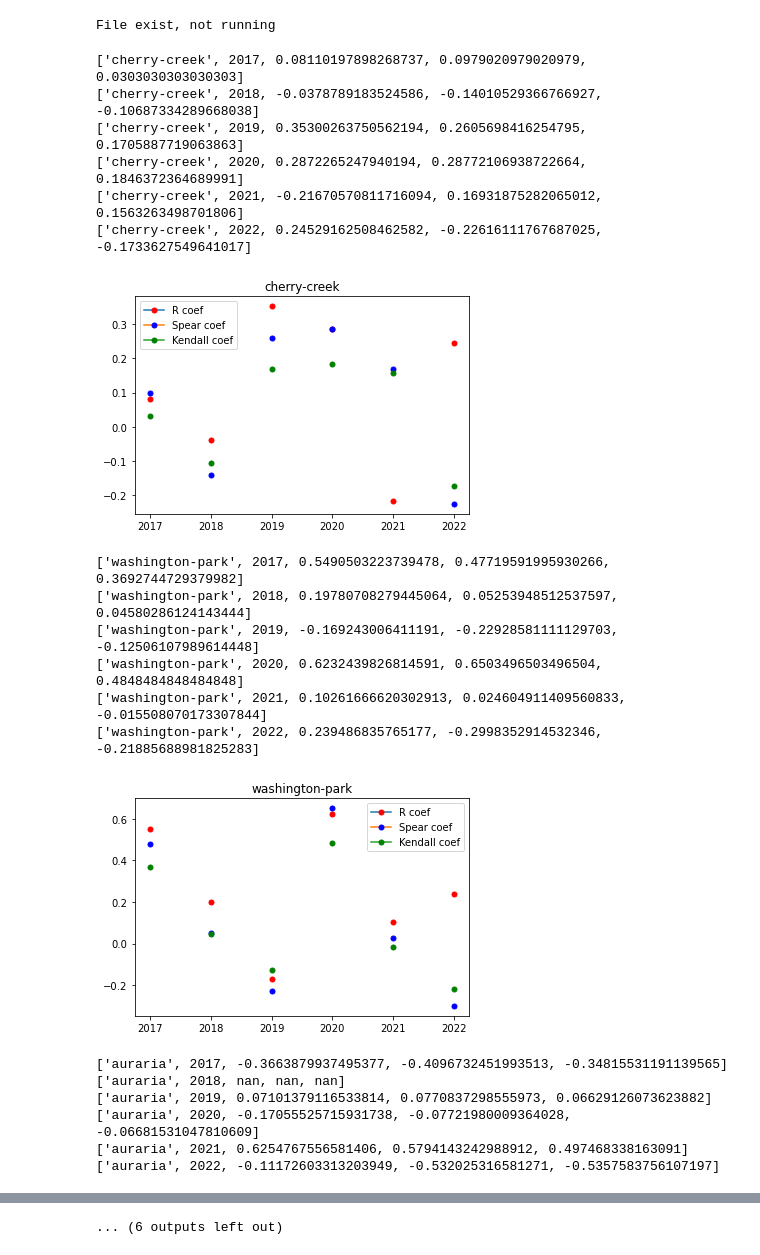
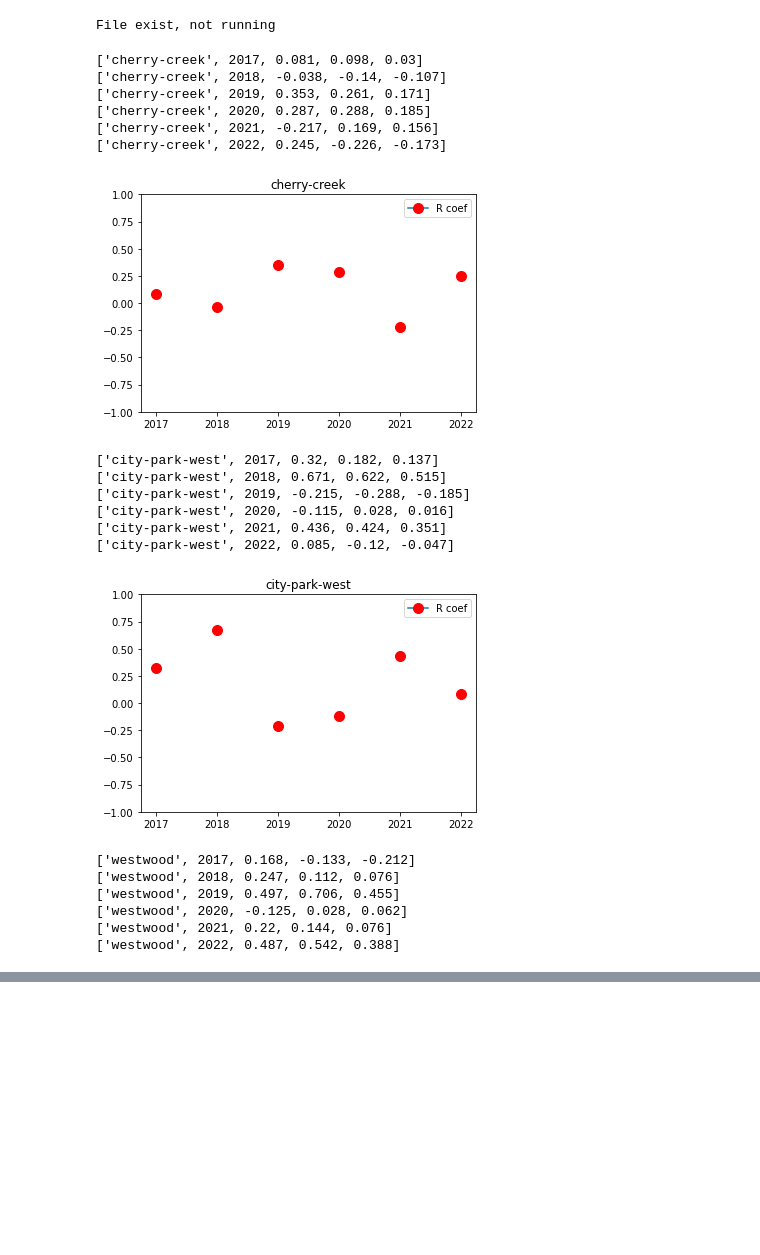
Before and after one commit to fifo1175/Data-Mining-Project, a Jupyter notebook: Housing_Data/CHECKPOINT_1/cor.ipynb, the cells around one changed output, grey strips where cells are left out. Cells and saved outputs as stored; diff of their text form; code cells hidden in the pictures; blank space fills up the shorter version.

```diff
--- a/Housing_Data/CHECKPOINT_1/cor.ipynb
+++ b/Housing_Data/CHECKPOINT_1/cor.ipynb
@@ -153,61 +153,67 @@ File exist, not running
 # %%
 import matplotlib.pyplot as plt
 import scipy.stats
 crime_dataframe = pd.read_csv('crime_avgs.csv')
 housing_dataframe = pd.read_csv('house_avgs.csv')
 
 cor = []
-n_t = ['cherry-creek', 'washington-park', 'auraria',
-       'washington-virginia-vale', 'city-park-west', 'regis',
-       'barnum-west', 'goldsmith', 'westwood']
+# n_t = ['cherry-creek', 'washington-park', 'auraria',
+       #'washington-virginia-vale', 'city-park-west', 'regis',
+        #'barnum-west', 'goldsmith', 'westwood']
+
+n_t = ['cherry-creek','city-park-west', 'westwood']
 
 years = [2017, 2018,2019,2020,2021,2022]
 
 for n in n_t:
     tmp_crime = crime_dataframe[crime_dataframe['Neighborhood'] == n]
     tmp_housing = housing_dataframe[housing_dataframe['Neighborhood'] == n]
     r = []
     s = []
     k = []
     for year in years:
         tmp_crime_year = tmp_crime[tmp_crime["Year"] == str(year)]
         tmp_housing_year = tmp_housing[tmp_housing["Year"] == str(year)]
         tmp_crime_year = tmp_crime_year.values.tolist()[0][2:]
         tmp_housing_year = tmp_housing_year.values.tolist()[0][2:]
         tmp_housing_year = [int(x) for x in tmp_housing_year]
         tmp_crime_year = [int(x) for x in tmp_crime_year]
         pearson = scipy.stats.pearsonr(tmp_crime_year, tmp_housing_year)
         spear = scipy.stats.spearmanr(tmp_crime_year, tmp_housing_year)
         kendall = scipy.stats.kendalltau(tmp_crime_year, tmp_housing_year)
-        r.append(pearson)
-        s.append(spear)
-        k.append(kendall)
+        r.append(pearson[0])
+        s.append(spear[0])
+        k.append(kendall[0])
         cor.append([n, year, pearson[0],spear[0],kendall[0]])
-        print([n, year, pearson[0],spear[0],kendall[0]])
-        plt.plot(year, pearson[0], marker="o", markersize=5,markerfacecolor="red",markeredgecolor="red")
-        plt.plot(year, spear[0], marker="o", markersize=5,markerfacecolor="blue",markeredgecolor="blue")
-        plt.plot(year, kendall[0], marker="o", markersize=5,markerfacecolor="green",markeredgecolor="green")
+        print([n, year, round(pearson[0],3),round(spear[0],3),round(kendall[0],3)])
+        plt.plot(year, pearson[0], marker="o", markersize=10,markerfacecolor="red",markeredgecolor="red")
+        #plt.plot(year, spear[0], marker="o", markersize=5,markerfacecolor="blue",markeredgecolor="blue")
+        #plt.plot(year, kendall[0], marker="o", markersize=5,markerfacecolor="green",markeredgecolor="green")
+    #plt.plot(years, r)
+    #plt.plot(years, s)
+    #plt.plot(years, k)
     plt.title(n)
-    plt.legend(["R coef","Spear coef","Kendall coef"])
+    plt.ylim([-1,1])
+    plt.legend(["R coef"]) #,"Spear coef","Kendall coef"])
     plt.show()
 # %% [output]
-['cherry-creek', 2017, 0.08110197898268737, 0.0979020979020979, 0.0303030303030303]
-['cherry-creek', 2018, -0.0378789183524586, -0.14010529366766927, -0.10687334289668038]
-['cherry-creek', 2019, 0.35300263750562194, 0.2605698416254795, 0.1705887719063863]
-['cherry-creek', 2020, 0.2872265247940194, 0.28772106938722664, 0.1846372364689991]
-['cherry-creek', 2021, -0.21670570811716094, 0.16931875282065012, 0.1563263498701806]
-['cherry-creek', 2022, 0.24529162508462582, -0.22616111767687025, -0.1733627549641017]
+['cherry-creek', 2017, 0.081, 0.098, 0.03]
+['cherry-creek', 2018, -0.038, -0.14, -0.107]
+['cherry-creek', 2019, 0.353, 0.261, 0.171]
+['cherry-creek', 2020, 0.287, 0.288, 0.185]
+['cherry-creek', 2021, -0.217, 0.169, 0.156]
+['cherry-creek', 2022, 0.245, -0.226, -0.173]
-[figure, old version]
+[figure, new version]
-['washington-park', 2017, 0.5490503223739478, 0.47719591995930266, 0.3692744729379982]
-['washington-park', 2018, 0.19780708279445064, 0.05253948512537597, 0.04580286124143444]
-['washington-park', 2019, -0.169243006411191, -0.22928581111129703, -0.12506107989614448]
-['washington-park', 2020, 0.6232439826814591, 0.6503496503496504, 0.4848484848484848]
-['washington-park', 2021, 0.10261666620302913, 0.024604911409560833, -0.015508070173307844]
-['washington-park', 2022, 0.239486835765177, -0.2998352914532346, -0.21885688981825283]
+['city-park-west', 2017, 0.32, 0.182, 0.137]
+['city-park-west', 2018, 0.671, 0.622, 0.515]
+['city-park-west', 2019, -0.215, -0.288, -0.185]
+['city-park-west', 2020, -0.115, 0.028, 0.016]
+['city-park-west', 2021, 0.436, 0.424, 0.351]
+['city-park-west', 2022, 0.085, -0.12, -0.047]
-[figure, old version]
+[figure, new version]
-['auraria', 2017, -0.3663879937495377, -0.4096732451993513, -0.34815531191139565]
-['auraria', 2018, nan, nan, nan]
-['auraria', 2019, 0.07101379116533814, 0.0770837298555973, 0.06629126073623882]
-['auraria', 2020, -0.17055525715931738, -0.07721980009364028, -0.06681531047810609]
-['auraria', 2021, 0.6254767556581406, 0.5794143242988912, 0.497468338163091]
-['auraria', 2022, -0.11172603313203949, -0.532025316581271, -0.5357583756107197]
+['westwood', 2017, 0.168, -0.133, -0.212]
+['westwood', 2018, 0.247, 0.112, 0.076]
+['westwood', 2019, 0.497, 0.706, 0.455]
+['westwood', 2020, -0.125, 0.028, 0.062]
+['westwood', 2021, 0.22, 0.144, 0.076]
+['westwood', 2022, 0.487, 0.542, 0.388]
@@ -236 +220,0 @@ for n in n_t:
-... (6 outputs left out)
```
Also changed, not shown: parts of 1 cell of this notebook, 32 other files.
